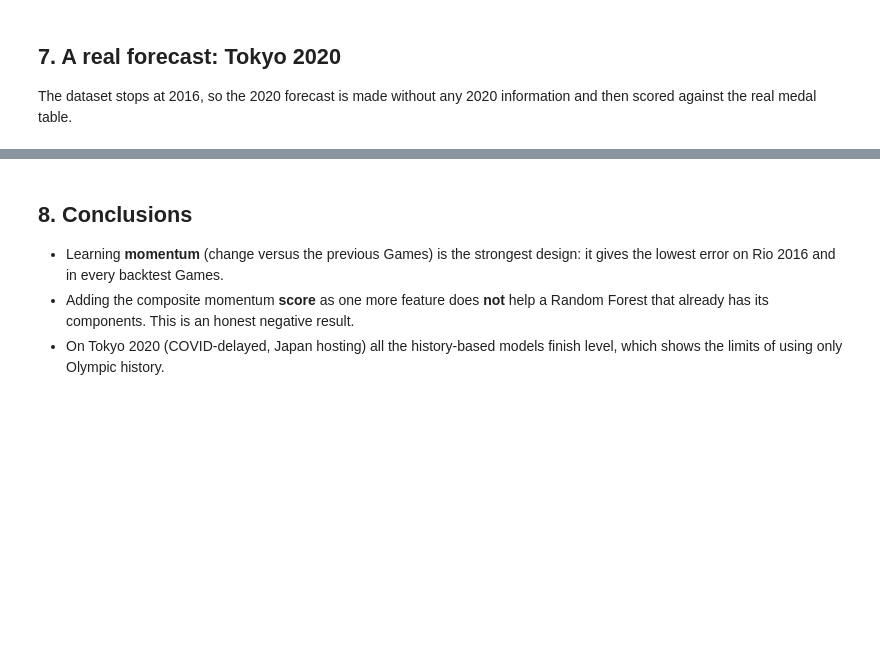
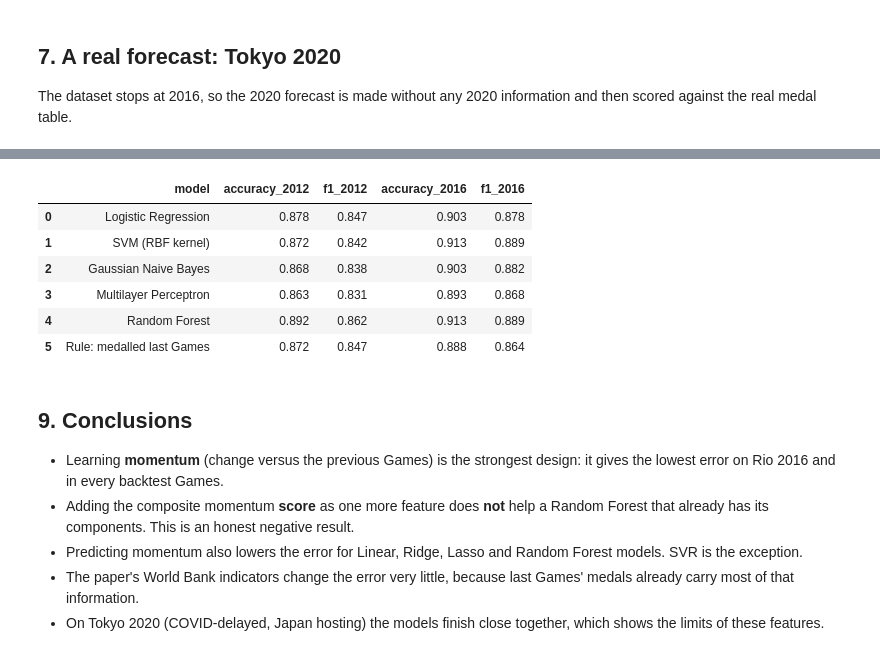
Before and after one commit to ryonahh/ML_MiniProject_53, a Jupyter notebook: notebooks/Olympic_Medal_Prediction.ipynb, the cells around one changed output, grey strips where cells are left out. Cells and saved outputs as stored; diff of their text form; code cells hidden in the pictures; blank space fills up the shorter version.

Commit message:
Show World Bank and model-family results on the website and notebook

```diff
--- a/notebooks/Olympic_Medal_Prediction.ipynb
+++ b/notebooks/Olympic_Medal_Prediction.ipynb
@@ -186,5 +226,17 @@ future.head(12)[['Country', 'Previous_Medals', 'Historical Features', 'Momentum
+# %%
+pd.read_csv('../results/classifiers.csv').round(3)
+# %% [output]
+|  | model | accuracy_2012 | f1_2012 | accuracy_2016 | f1_2016 |
+| 0 | Logistic Regression | 0.878 | 0.847 | 0.903 | 0.878 |
+| 1 | SVM (RBF kernel) | 0.872 | 0.842 | 0.913 | 0.889 |
+| 2 | Gaussian Naive Bayes | 0.868 | 0.838 | 0.903 | 0.882 |
+| 3 | Multilayer Perceptron | 0.863 | 0.831 | 0.893 | 0.868 |
+| 4 | Random Forest | 0.892 | 0.862 | 0.913 | 0.889 |
+| 5 | Rule: medalled last Games | 0.872 | 0.847 | 0.888 | 0.864 |
 # %% [markdown]
-## 8. Conclusions
+## 9. Conclusions
 * Learning **momentum** (change versus the previous Games) is the strongest design: it gives the lowest error on Rio 2016 and in every backtest Games.
 * Adding the composite momentum **score** as one more feature does **not** help a Random Forest that already has its components. This is an honest negative result.
-* On Tokyo 2020 (COVID-delayed, Japan hosting) all the history-based models finish level, which shows the limits of using only Olympic history.
+* Predicting momentum also lowers the error for Linear, Ridge, Lasso and Random Forest models. SVR is the exception.
+* The paper's World Bank indicators change the error very little, because last Games' medals already carry most of that information.
+* On Tokyo 2020 (COVID-delayed, Japan hosting) the models finish close together, which shows the limits of these features.
```
Also changed, not shown: parts of 9 cells of this notebook, 4 other files.
